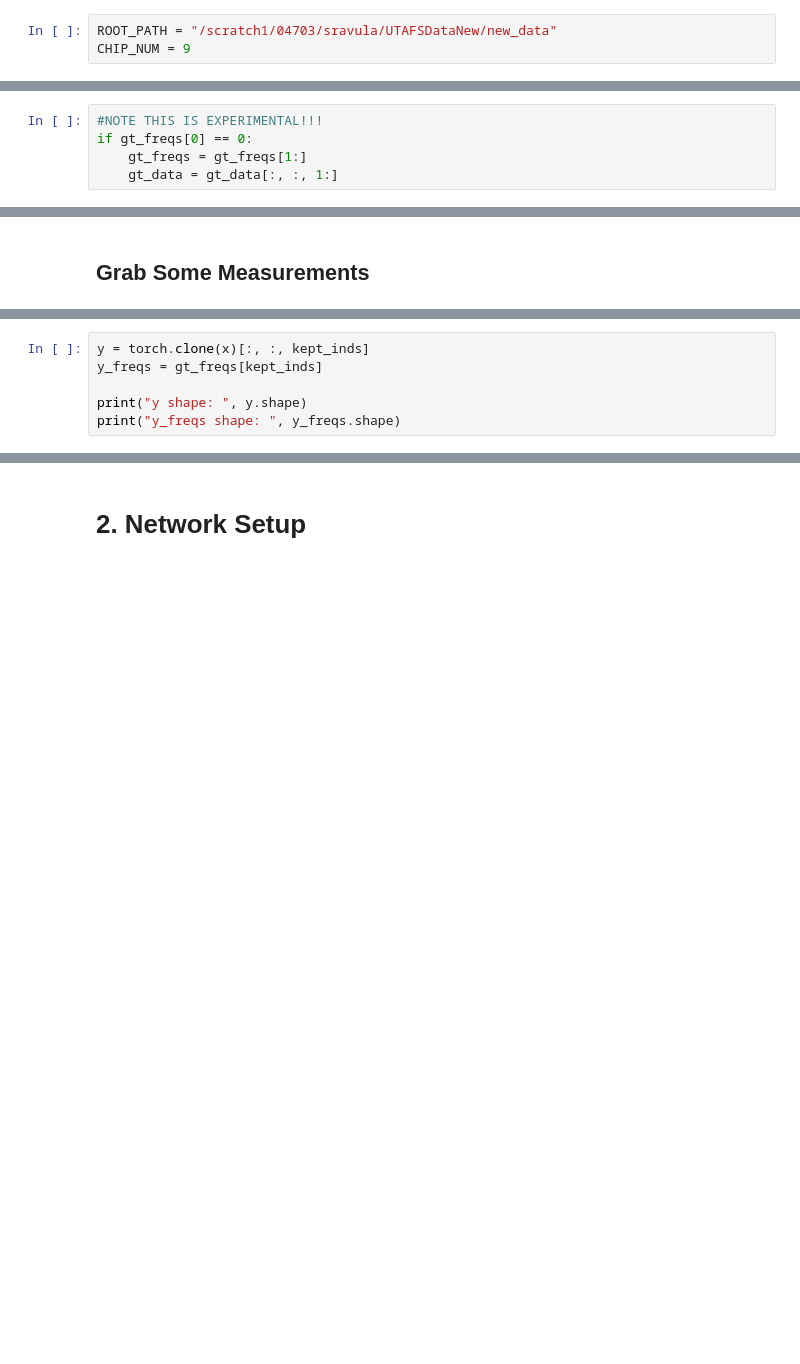
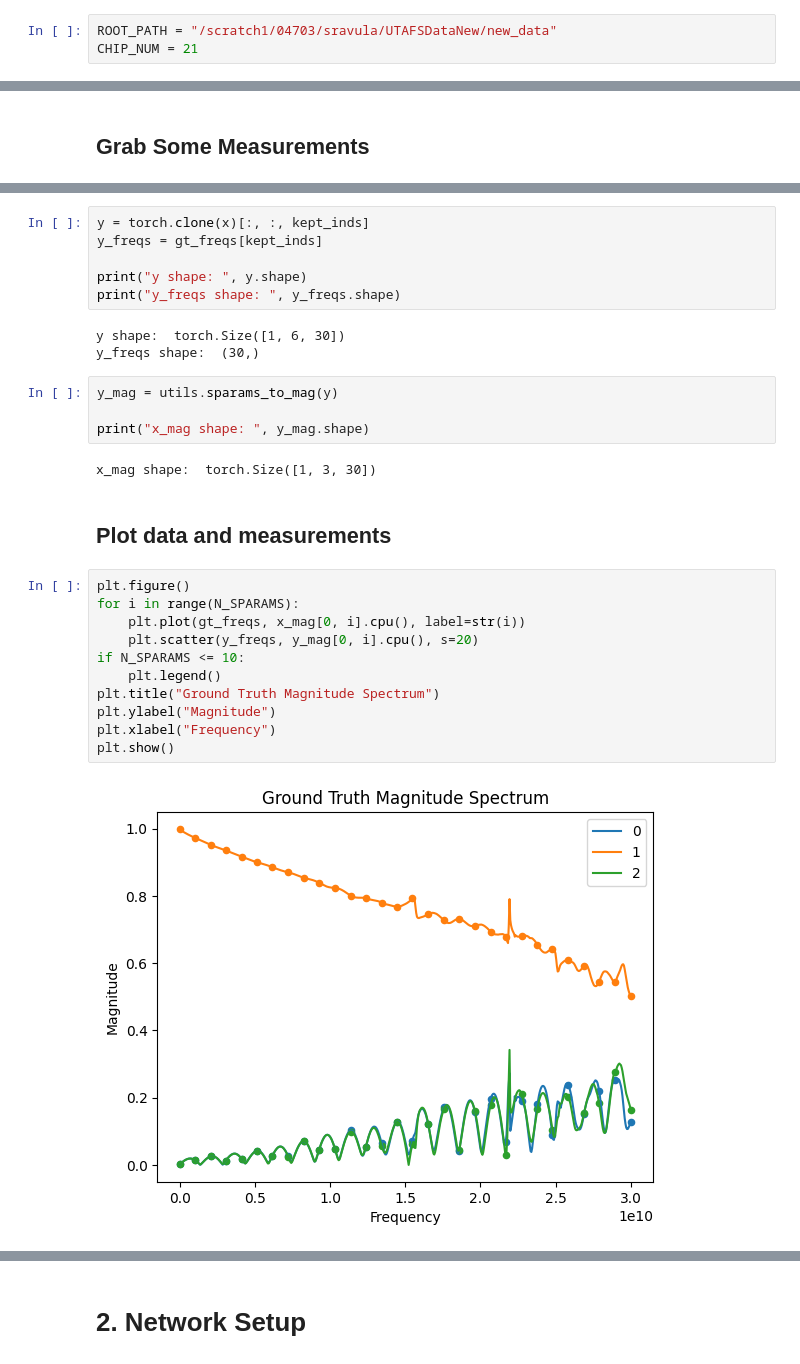
Before and after one commit to VarunGorti/CurveFitting-DIP, a Jupyter notebook: RESUNET_V4.ipynb, the cells around one changed output, grey strips where cells are left out. Cells and saved outputs as stored; diff of their text form; blank space fills up the shorter version.

```diff
--- a/RESUNET_V4.ipynb
+++ b/RESUNET_V4.ipynb
@@ -18,7 +20,7 @@ print(device)
 # 1. Load the data and get measurements
 # %%
 ROOT_PATH = "/scratch1/04703/sravula/UTAFSDataNew/new_data"
-CHIP_NUM = 9
+CHIP_NUM = 21
 # %%
 import utils
 
@@ -57,5 +75,0 @@ print("Number of samples with non-equal spacing: ", len(gt_freqs) - num_mode)
-# %%
-#NOTE THIS IS EXPERIMENTAL!!!
-if gt_freqs[0] == 0:
-    gt_freqs = gt_freqs[1:]
-    gt_data = gt_data[:, :, 1:]
@@ -116,3 +124,27 @@ y_freqs = gt_freqs[kept_inds]
 
 print("y shape: ", y.shape)
 print("y_freqs shape: ", y_freqs.shape)
+# %% [output]
+y shape:  torch.Size([1, 6, 30])
+y_freqs shape:  (30,)
+# %%
+y_mag = utils.sparams_to_mag(y)
+
+print("x_mag shape: ", y_mag.shape)
+# %% [output]
+x_mag shape:  torch.Size([1, 3, 30])
+# %% [markdown]
+## Plot data and measurements
+# %%
+plt.figure()
+for i in range(N_SPARAMS):
+    plt.plot(gt_freqs, x_mag[0, i].cpu(), label=str(i))
+    plt.scatter(y_freqs, y_mag[0, i].cpu(), s=20)
+if N_SPARAMS <= 10:
+    plt.legend()
+plt.title("Ground Truth Magnitude Spectrum")
+plt.ylabel("Magnitude")
+plt.xlabel("Frequency")
+plt.show()
+# %% [output]
+[figure, added]
```
Also changed, not shown: parts of 24 cells of this notebook, 2 other files.
